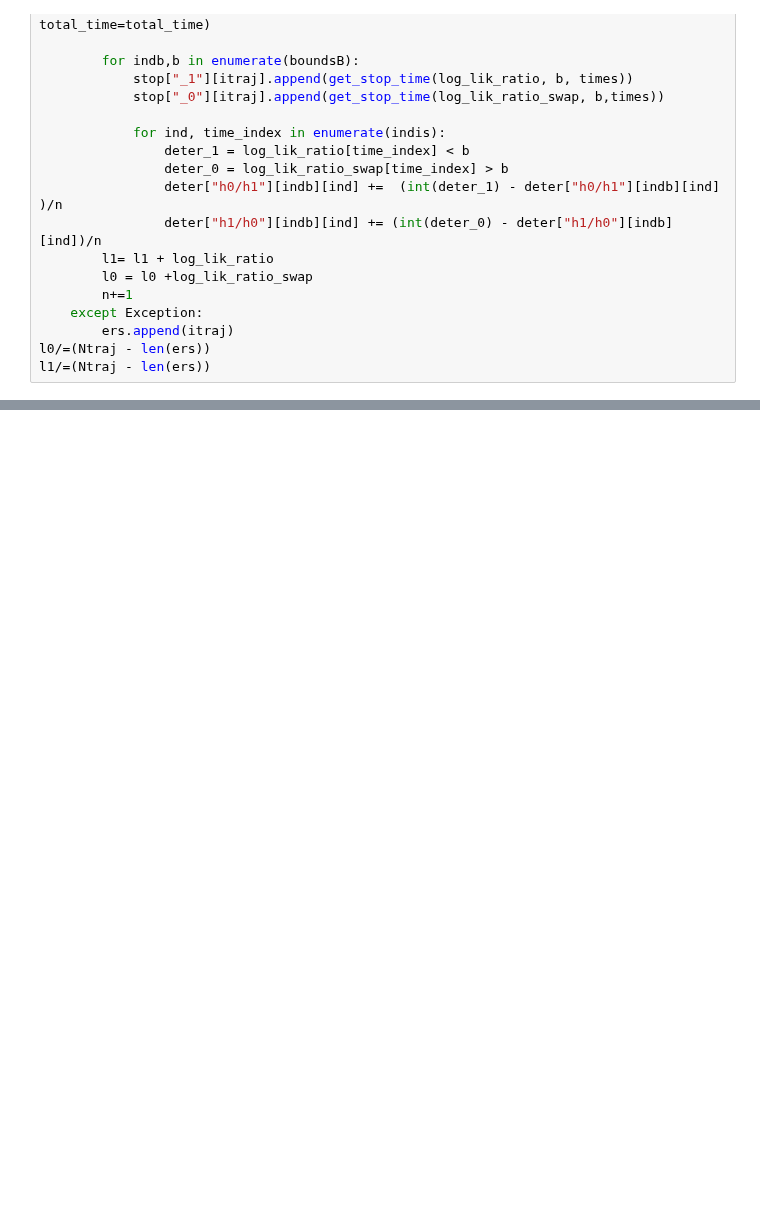
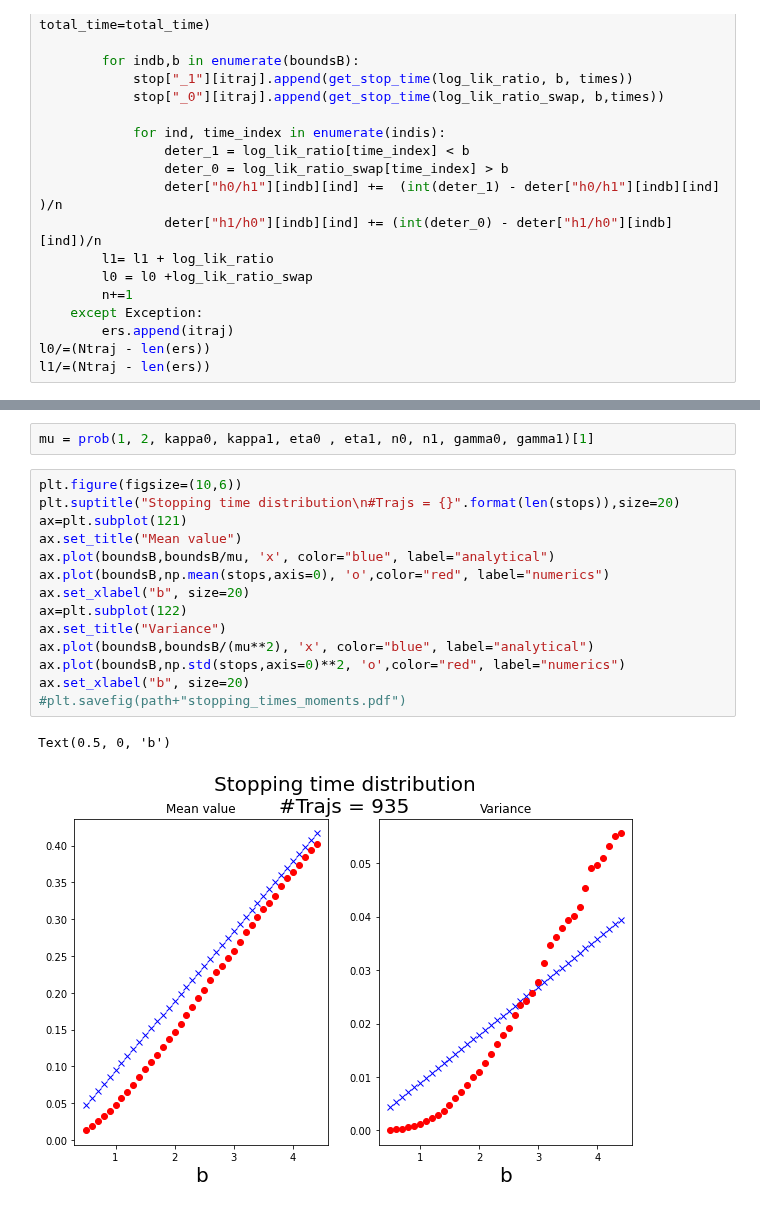
Before and after one commit to matibilkis/continuous, a Jupyter notebook: analysis/damping_discrimination.ipynb, the cells around one changed output, grey strips where cells are left out. Drawn from its saved outputs; the diff is of its cells as text; blank space fills up the shorter version.

```diff
--- a/analysis/damping_discrimination.ipynb
+++ b/analysis/damping_discrimination.ipynb
@@ -117,0 +139,19 @@ for indb, b in enumerate(selected_b):
+# %%
+mu = prob(1, 2, kappa0, kappa1, eta0 , eta1, n0, n1, gamma0, gamma1)[1]
+# %%
+plt.figure(figsize=(10,6))
+plt.suptitle("Stopping time distribution\n#Trajs = {}".format(len(stops)),size=20)
+ax=plt.subplot(121)
+ax.set_title("Mean value")
+ax.plot(boundsB,boundsB/mu, 'x', color="blue", label="analytical")
+ax.plot(boundsB,np.mean(stops,axis=0), 'o',color="red", label="numerics")
+ax.set_xlabel("b", size=20)
+ax=plt.subplot(122)
+ax.set_title("Variance")
+ax.plot(boundsB,boundsB/(mu**2), 'x', color="blue", label="analytical")
+ax.plot(boundsB,np.std(stops,axis=0)**2, 'o',color="red", label="numerics")
+ax.set_xlabel("b", size=20)
+#plt.savefig(path+"stopping_times_moments.pdf")
+# %% [output]
+Text(0.5, 0, 'b')
+[figure, added]
```
Also changed, not shown: parts of 11 cells of this notebook, 6 other files.
